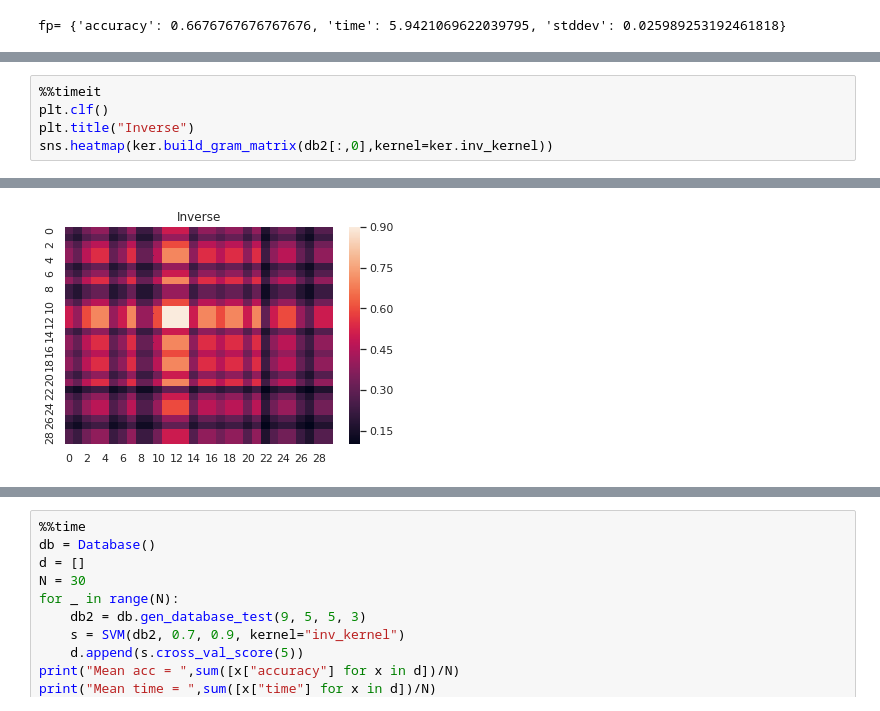
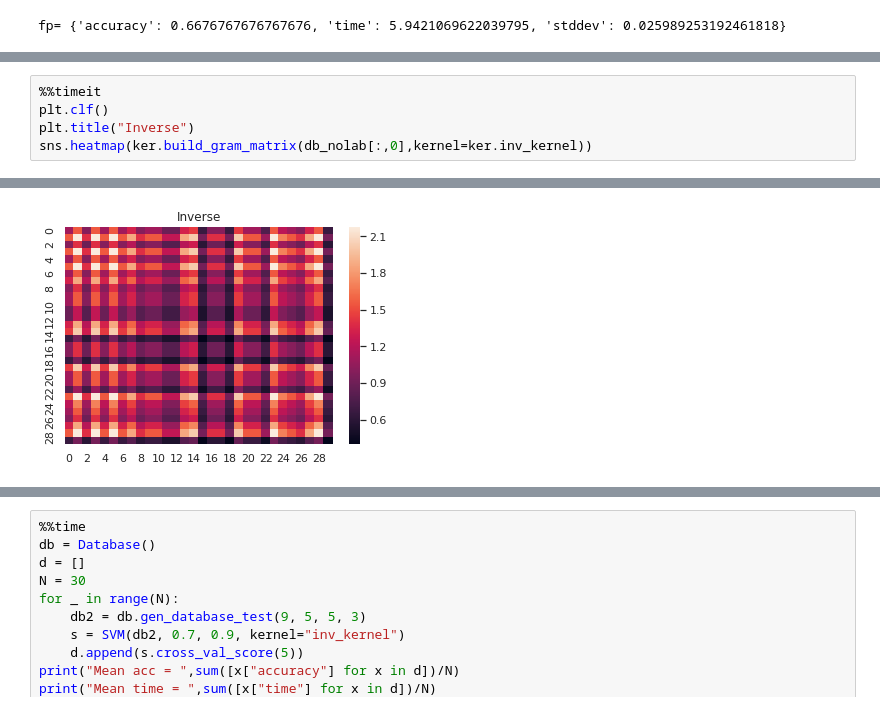
Before and after one commit to leoandeol/graph-kernels, a Jupyter notebook: tests.ipynb, the cells around one changed output, grey strips where cells are left out. Drawn from its saved outputs; the diff is of its cells as text.

```diff
--- a/tests.ipynb
+++ b/tests.ipynb
@@ -60,5 +61,5 @@ NameError: name 'plt' is not defined
 %%timeit
 plt.clf()
 plt.title("Inverse")
-sns.heatmap(ker.build_gram_matrix(db2[:,0],kernel=ker.inv_kernel))
+sns.heatmap(ker.build_gram_matrix(db_nolab[:,0],kernel=ker.inv_kernel))
 # %% [output]
@@ -66,2 +67,2 @@ sns.heatmap(ker.build_gram_matrix(db2[:,0],kernel=ker.inv_kernel))
-[figure, old version]
+[figure, new version]
 # %%
```
Also changed, not shown: parts of 12 cells of this notebook, 5 other files.
